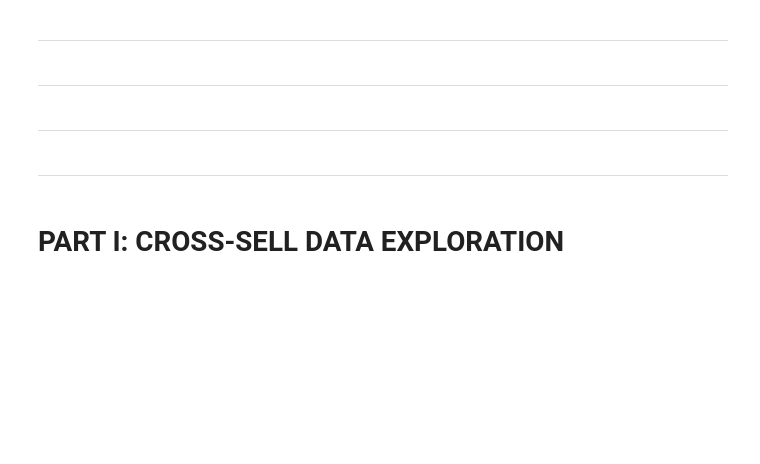
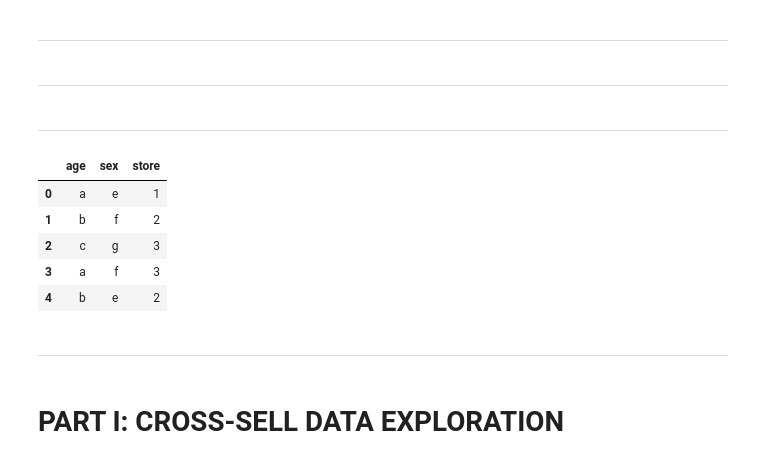
Before and after one commit to LucasCMazzotti/NYT, a Jupyter notebook: cross-sell_viewthru.ipynb, the cells around one changed output. Saved outputs shown, nothing was run; the diff lists cells and outputs as text; code cells hidden in the pictures; blank space fills up the shorter version.

```diff
--- a/cross-sell_viewthru.ipynb
+++ b/cross-sell_viewthru.ipynb
@@ -32,6 +32,21 @@ from utilities import *
 --------------
 # %% [markdown]
 --------------
+# %%
+#import libraries
+import pandas as pd
+from sklearn.utils import resample,shuffle
+#create a dataframe
+df = {'age':['a','b','c','a','b'],'sex':['e','f','g','f','e'],'store':[1,2,3,3,2]}
+df = pd.DataFrame(df)
+df.head()
+# %% [output]
+|  | age | sex | store |
+| 0 | a | e | 1 |
+| 1 | b | f | 2 |
+| 2 | c | g | 3 |
+| 3 | a | f | 3 |
+| 4 | b | e | 2 |
 # %% [markdown]
 --------------
 # %% [markdown]
```
Also changed, not shown: parts of 1 cell of this notebook, 3 other files.
